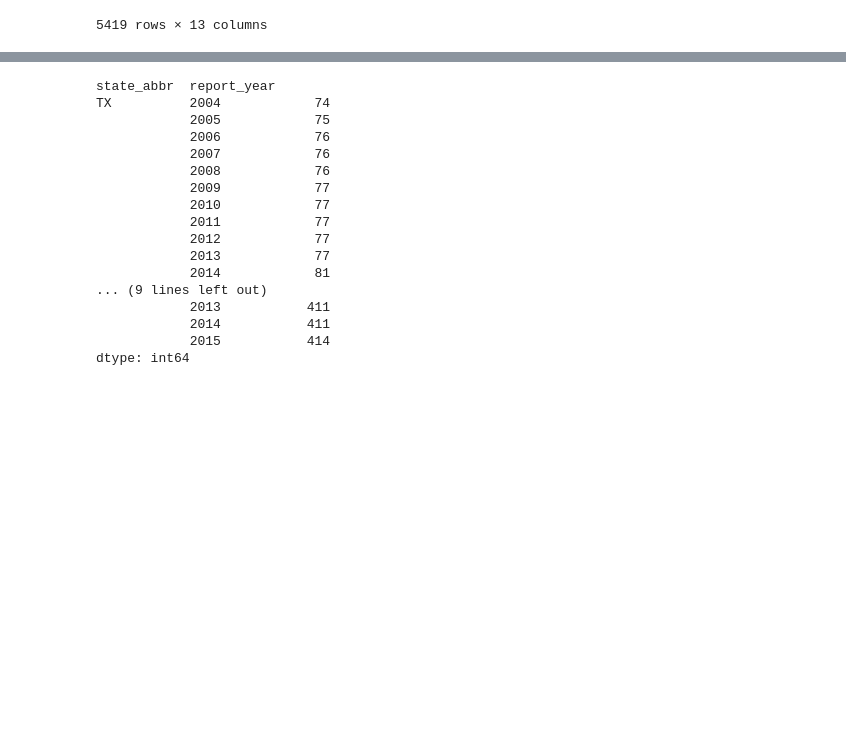
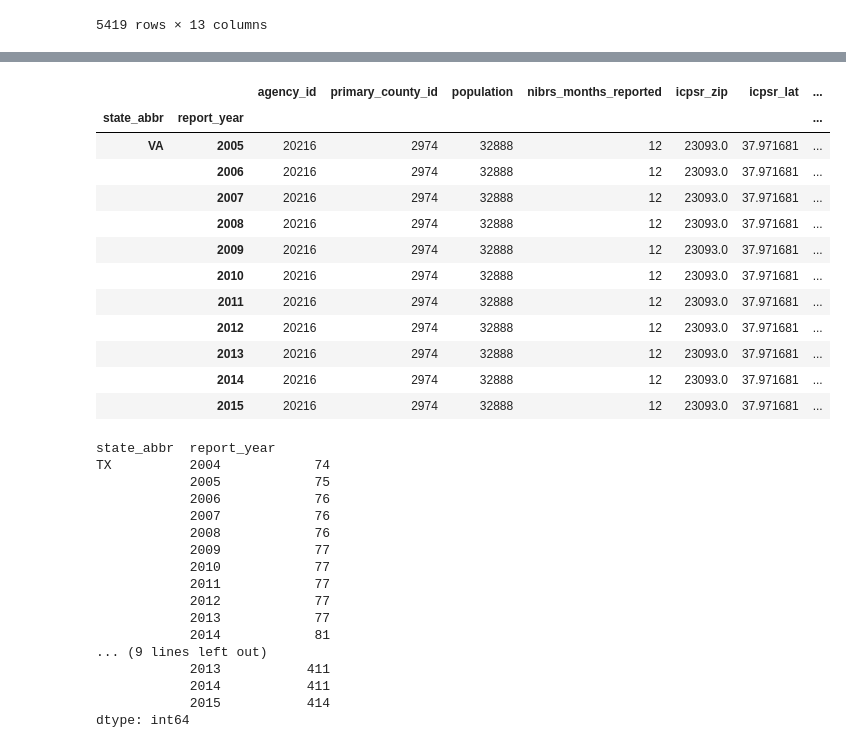
Before and after one commit to olegmrnv/crime_correlations, a Jupyter notebook: notebooks/agencies_heatmap.ipynb, the cells around one changed output, grey strips where cells are left out. Drawn from its saved outputs; the diff is of its cells as text; code cells hidden in the pictures; blank space fills up the shorter version.

```diff
--- a/notebooks/agencies_heatmap.ipynb
+++ b/notebooks/agencies_heatmap.ipynb
@@ -106,0 +143,3 @@ participant_all_agencies_df
+# %%
+louisa_data = all_agencies_df.loc[all_agencies_df["ori"] == "VA0540000", :]
+louisa_data
@@ -107,3 +159,21 @@ participant_all_agencies_df
+# %%
+louisa_population_df = pd.DataFrame(louisa_data)
+louisa_data_grouped = louisa_data.groupby(['state_abbr', 'report_year']).sum()
+louisa_data_grouped
+# %% [output]
+|  |  | agency_id | primary_county_id | population | nibrs_months_reported | icpsr_zip | icpsr_lat | ... |
+| state_abbr | report_year |  |  |  |  |  |  | ... |
+| VA | 2005 | 20216 | 2974 | 32888 | 12 | 23093.0 | 37.971681 | ... |
+|  | 2006 | 20216 | 2974 | 32888 | 12 | 23093.0 | 37.971681 | ... |
+|  | 2007 | 20216 | 2974 | 32888 | 12 | 23093.0 | 37.971681 | ... |
+|  | 2008 | 20216 | 2974 | 32888 | 12 | 23093.0 | 37.971681 | ... |
+|  | 2009 | 20216 | 2974 | 32888 | 12 | 23093.0 | 37.971681 | ... |
+|  | 2010 | 20216 | 2974 | 32888 | 12 | 23093.0 | 37.971681 | ... |
+|  | 2011 | 20216 | 2974 | 32888 | 12 | 23093.0 | 37.971681 | ... |
+|  | 2012 | 20216 | 2974 | 32888 | 12 | 23093.0 | 37.971681 | ... |
+|  | 2013 | 20216 | 2974 | 32888 | 12 | 23093.0 | 37.971681 | ... |
+|  | 2014 | 20216 | 2974 | 32888 | 12 | 23093.0 | 37.971681 | ... |
+|  | 2015 | 20216 | 2974 | 32888 | 12 | 23093.0 | 37.971681 | ... |
 # %%
 #line counts of participating agencies per year
 participant_group = pd.DataFrame(participant_all_agencies_df)
```
Also changed, not shown: parts of 7 cells of this notebook.
